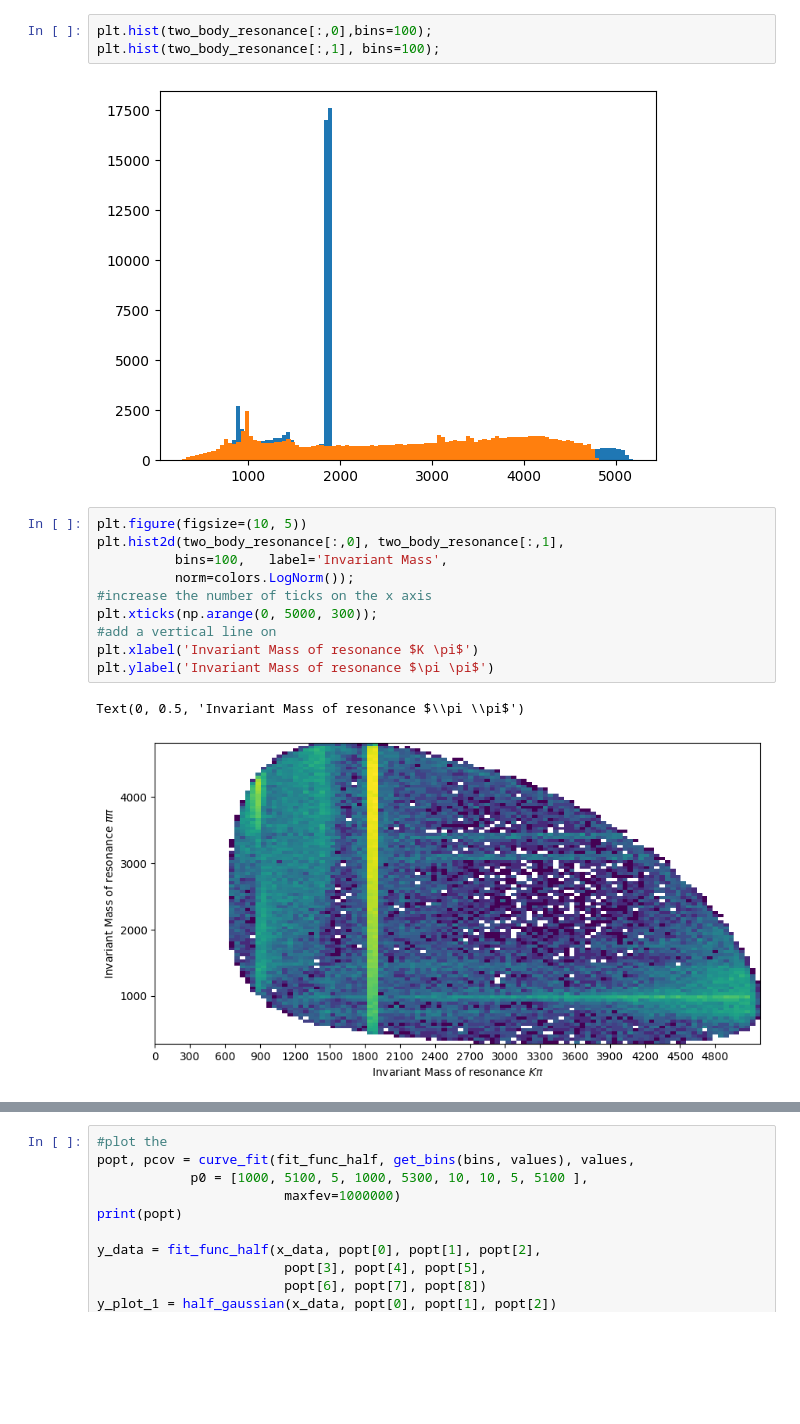
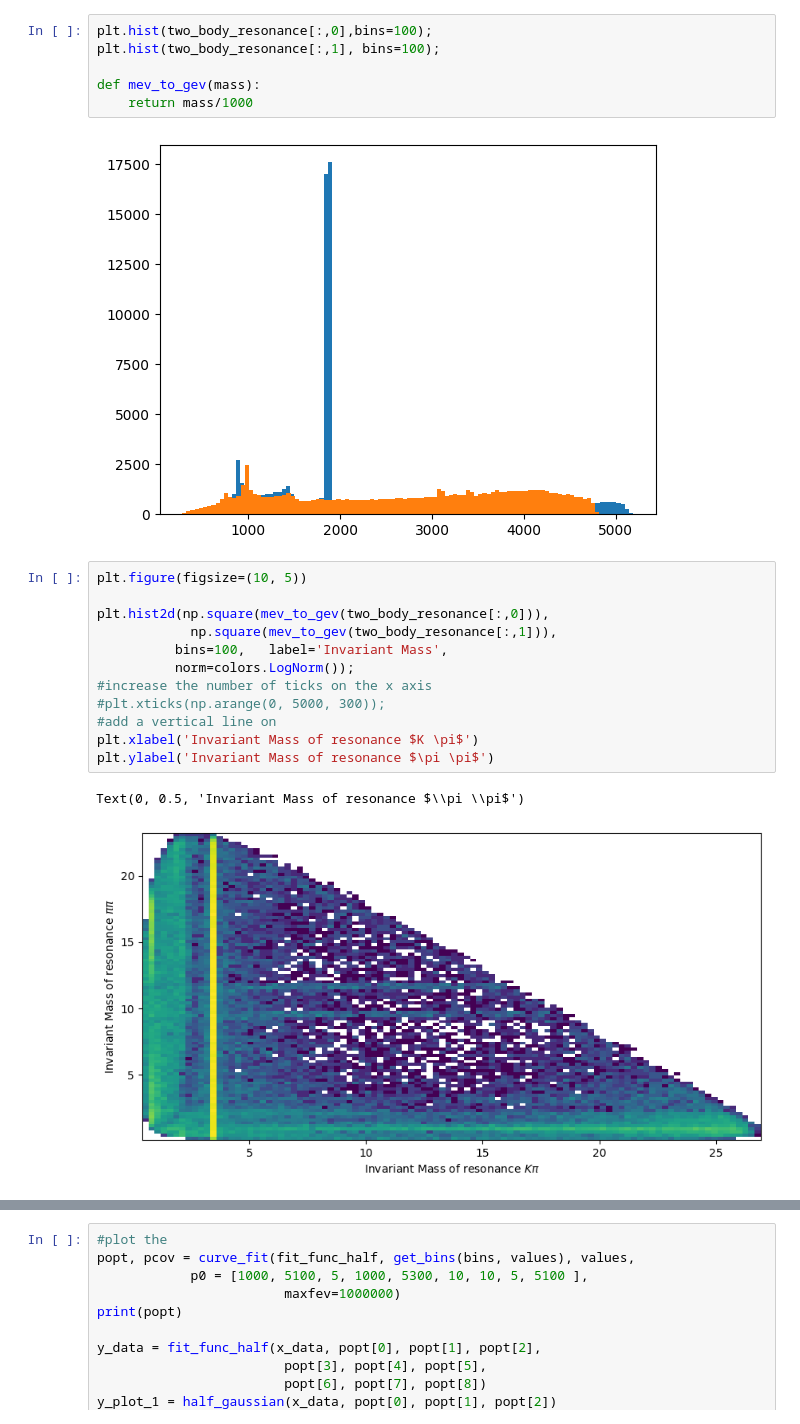
Before and after one commit to aavashsubedi/labs_yr3, a Jupyter notebook: matter_antimatter/aavash.ipynb, the cells around one changed output, grey strips where cells are left out. Cells and saved outputs as stored; diff of their text form; blank space fills up the shorter version.

Commit message:
Fixing Dalitz plot

```diff
--- a/matter_antimatter/aavash.ipynb
+++ b/matter_antimatter/aavash.ipynb
@@ -1242,21 +1172,26 @@ plt.ylim(0, 300)
 # %%
 plt.hist(two_body_resonance[:,0],bins=100);
 plt.hist(two_body_resonance[:,1], bins=100);
+
+def mev_to_gev(mass):
+    return mass/1000
 # %% [output]
 [figure]
 # %%
 plt.figure(figsize=(10, 5))
-plt.hist2d(two_body_resonance[:,0], two_body_resonance[:,1],
+
+plt.hist2d(np.square(mev_to_gev(two_body_resonance[:,0])),
+            np.square(mev_to_gev(two_body_resonance[:,1])),
           bins=100,   label='Invariant Mass',
           norm=colors.LogNorm());
 #increase the number of ticks on the x axis
-plt.xticks(np.arange(0, 5000, 300));
+#plt.xticks(np.arange(0, 5000, 300));
 #add a vertical line on
 plt.xlabel('Invariant Mass of resonance $K \pi$')
 plt.ylabel('Invariant Mass of resonance $\pi \pi$')
 # %% [output]
 Text(0, 0.5, 'Invariant Mass of resonance $\\pi \\pi$')
-[figure, old version]
+[figure, new version]
 # %%
 #get rid of background events and then plot them again.
 filtered_resonances = np.genfromtxt('/workspaces/labs_yr3/two_body_resonance_filtered (1).csv', delimiter=',')
```
Also changed, not shown: parts of 22 cells of this notebook, 4 other files.
